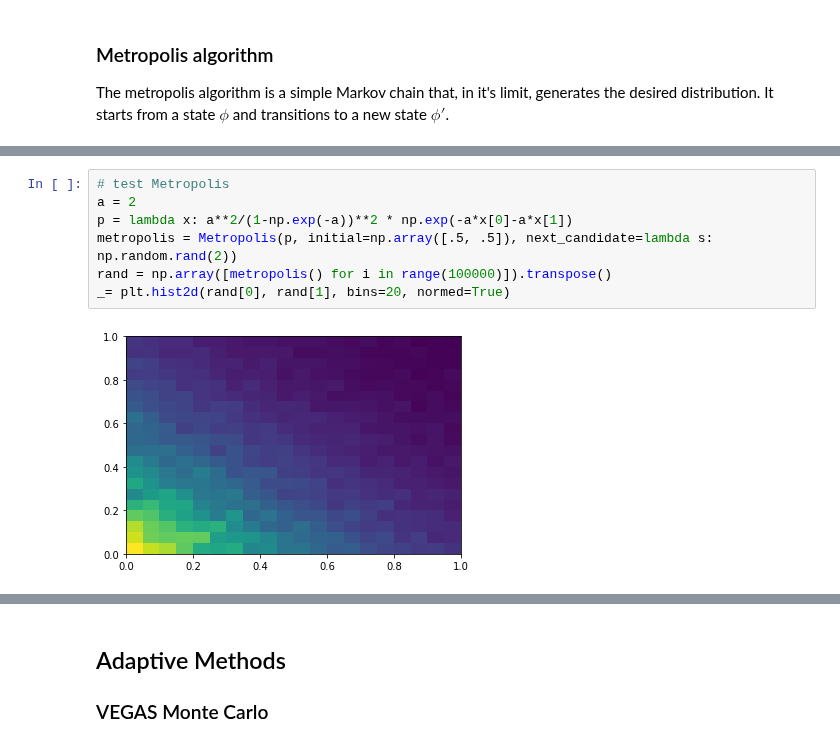
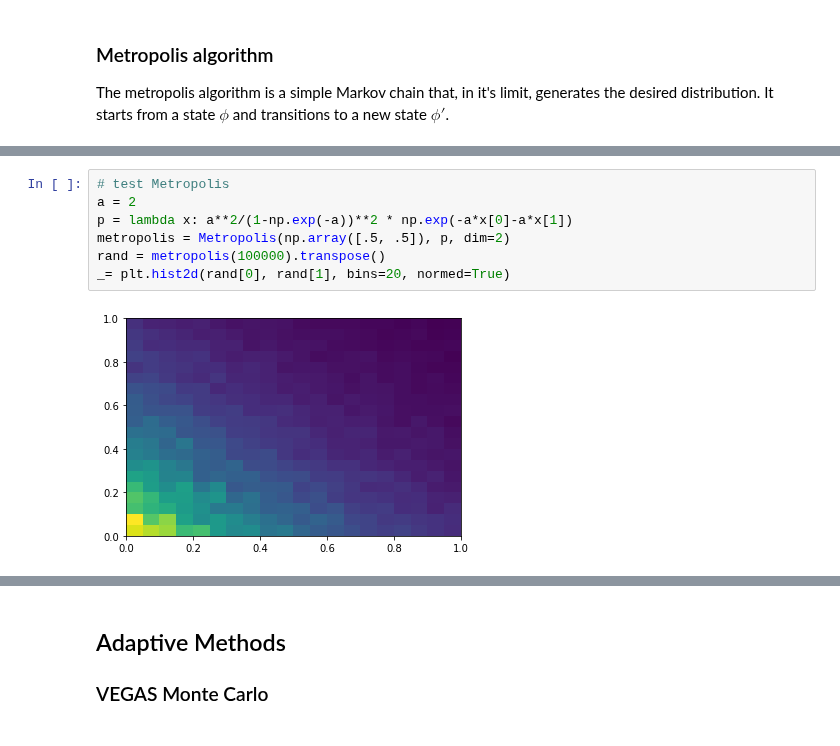
Before and after one commit to mathisgerdes/hep-monte-carlo, a Jupyter notebook: intro/monte_carlo.ipynb, the cells around one changed output, grey strips where cells are left out. Saved outputs shown, nothing was run; the diff lists cells and outputs as text.

```diff
--- a/intro/monte_carlo.ipynb
+++ b/intro/monte_carlo.ipynb
@@ -397,12 +445,12 @@ class MetropolisHasting(object):
 # %%
 # test Metropolis
 a = 2
 p = lambda x: a**2/(1-np.exp(-a))**2 * np.exp(-a*x[0]-a*x[1])
-metropolis = Metropolis(p, initial=np.array([.5, .5]), next_candidate=lambda s: np.random.rand(2))
-rand = np.array([metropolis() for i in range(100000)]).transpose()
+metropolis = Metropolis(np.array([.5, .5]), p, dim=2)
+rand = metropolis(100000).transpose()
 _= plt.hist2d(rand[0], rand[1], bins=20, normed=True)
 # %% [output]
-[figure, old version]
+[figure, new version]
 # %%
 # Now apply distributions to importance sampling
 
```
Also changed, not shown: parts of 23 cells of this notebook.
